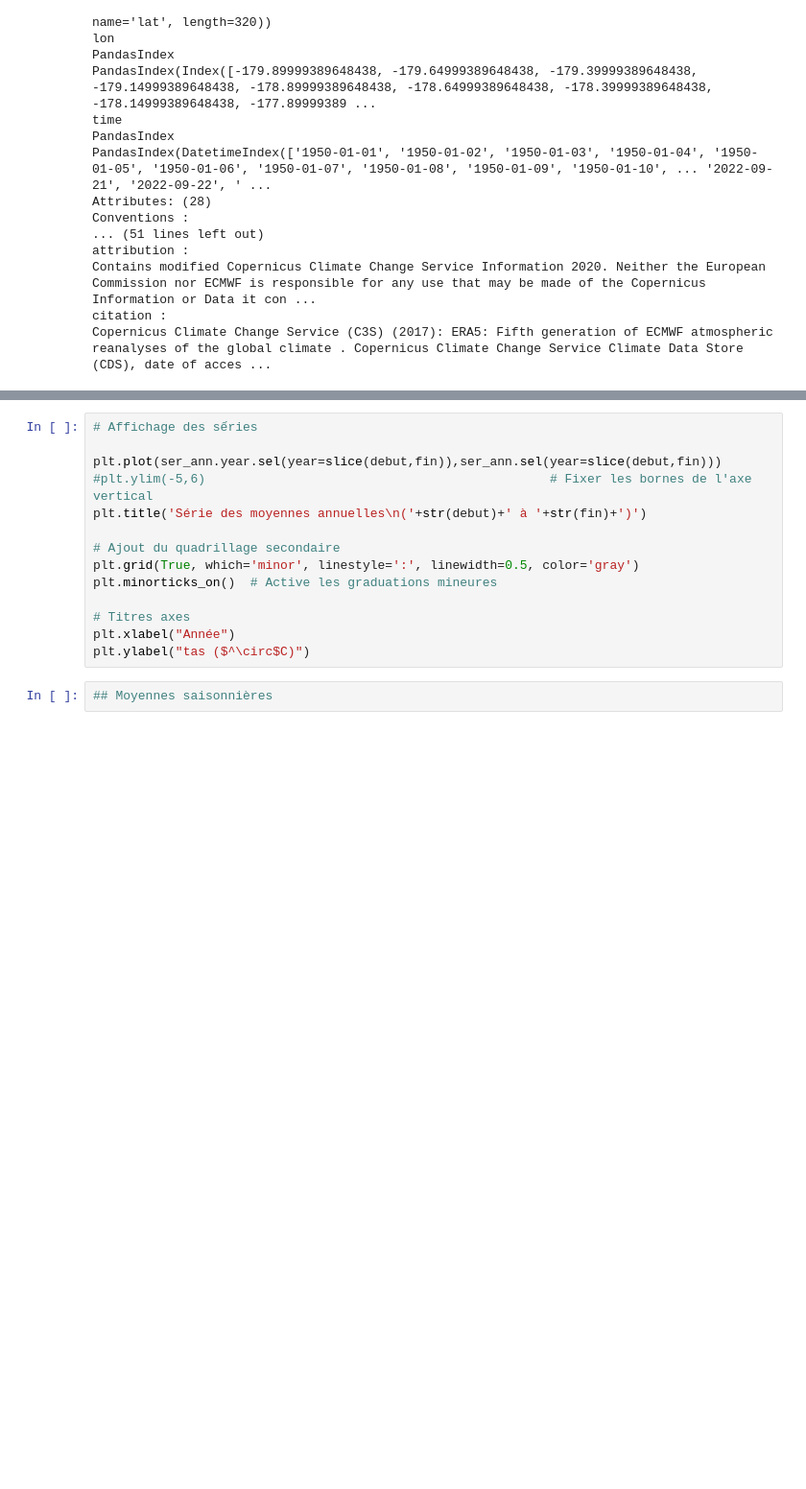
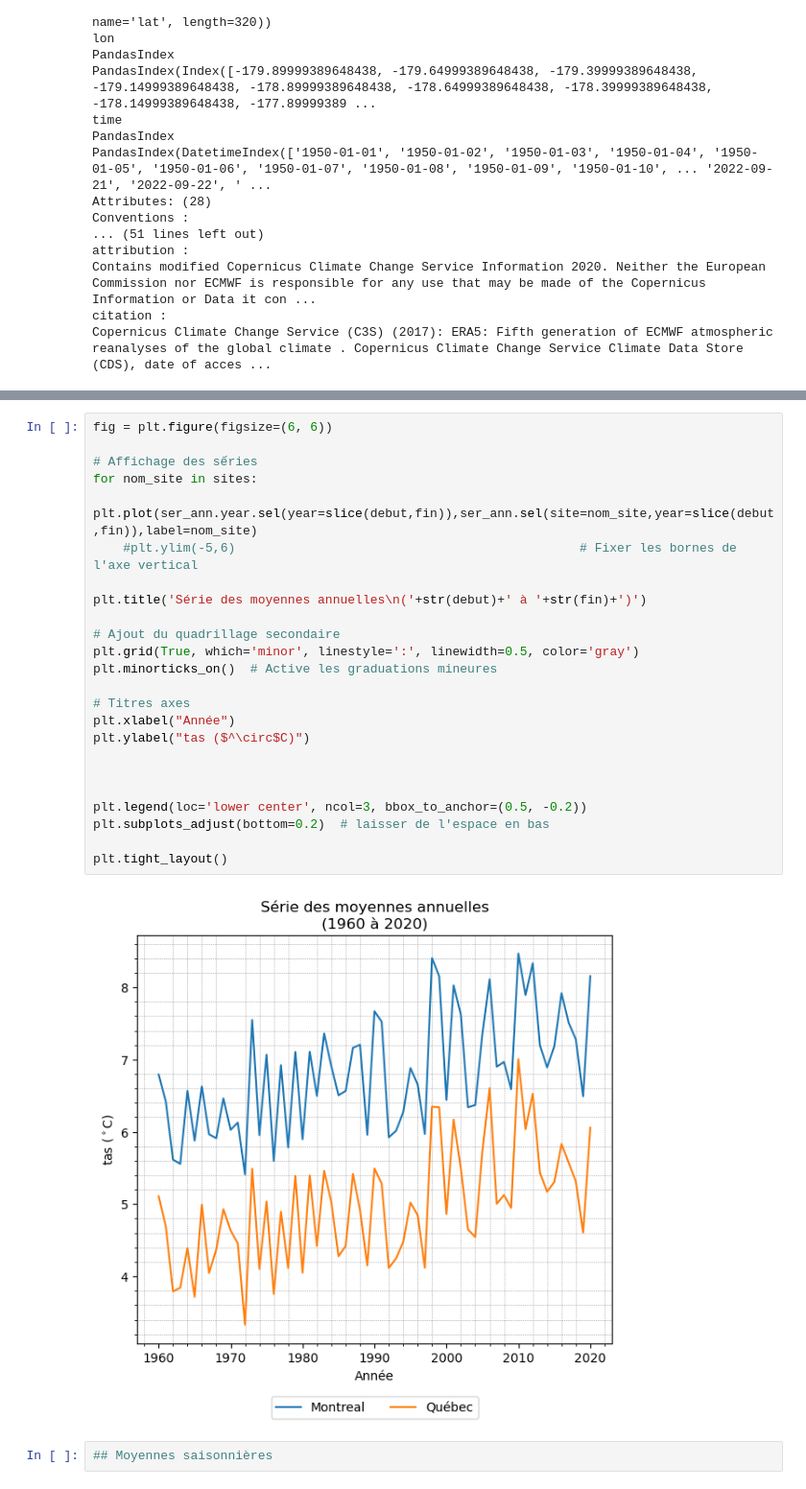
Before and after one commit to Ouranosinc/LabSc, a Jupyter notebook: labsc-notebooks/ERA5_series_moy_ann_sais_mens.ipynb, the cells around one changed output, grey strips where cells are left out. Shown at 96% size. Cells and saved outputs as stored; diff of their text form; blank space fills up the shorter version.

```diff
--- a/labsc-notebooks/ERA5_series_moy_ann_sais_mens.ipynb
+++ b/labsc-notebooks/ERA5_series_moy_ann_sais_mens.ipynb
@@ -248,17 +271,29 @@ ser_ann
 # %%
+fig = plt.figure(figsize=(6, 6))
+
 # Affichage des sếries
+for nom_site in sites:
+    plt.plot(ser_ann.year.sel(year=slice(debut,fin)),ser_ann.sel(site=nom_site,year=slice(debut,fin)),label=nom_site)
+    #plt.ylim(-5,6)                                              # Fixer les bornes de l'axe vertical
 
-plt.plot(ser_ann.year.sel(year=slice(debut,fin)),ser_ann.sel(year=slice(debut,fin)))
-#plt.ylim(-5,6)                                              # Fixer les bornes de l'axe vertical
 plt.title('Série des moyennes annuelles\n('+str(debut)+' à '+str(fin)+')')
 
 # Ajout du quadrillage secondaire
 plt.grid(True, which='minor', linestyle=':', linewidth=0.5, color='gray')
 plt.minorticks_on()  # Active les graduations mineures
 
 # Titres axes
 plt.xlabel("Année")
 plt.ylabel("tas ($^\circ$C)")
+
+
+
+plt.legend(loc='lower center', ncol=3, bbox_to_anchor=(0.5, -0.2))
+plt.subplots_adjust(bottom=0.2)  # laisser de l'espace en bas
+
+plt.tight_layout()
+# %% [output]
+[figure, added]
 # %%
 ## Moyennes saisonnières
 # %%
```
Also changed, not shown: parts of 9 cells of this notebook, 1 other file.
